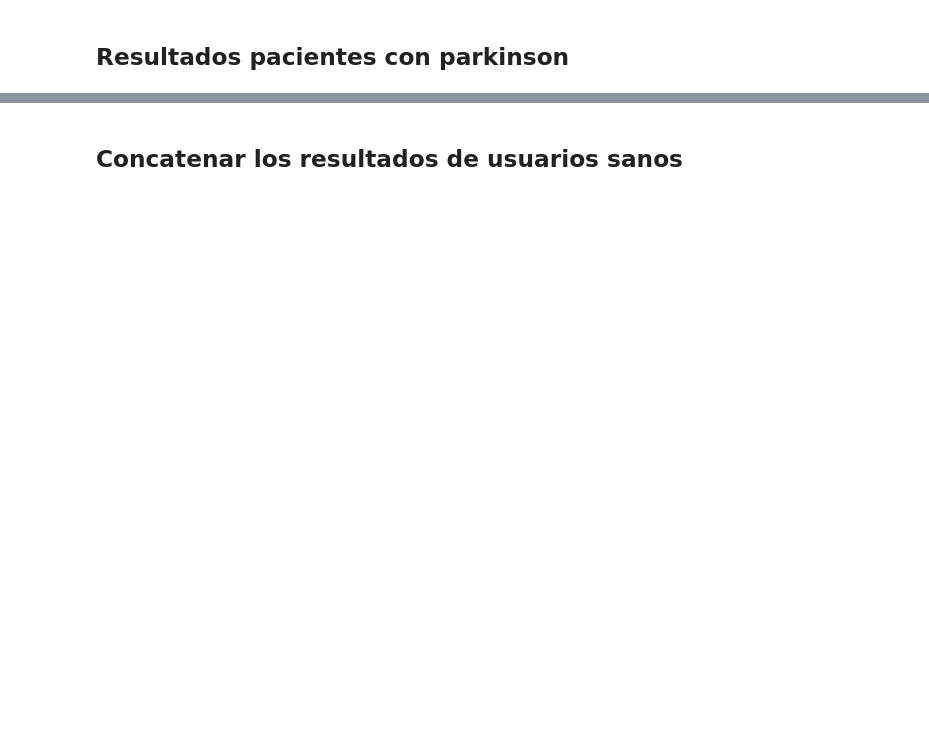
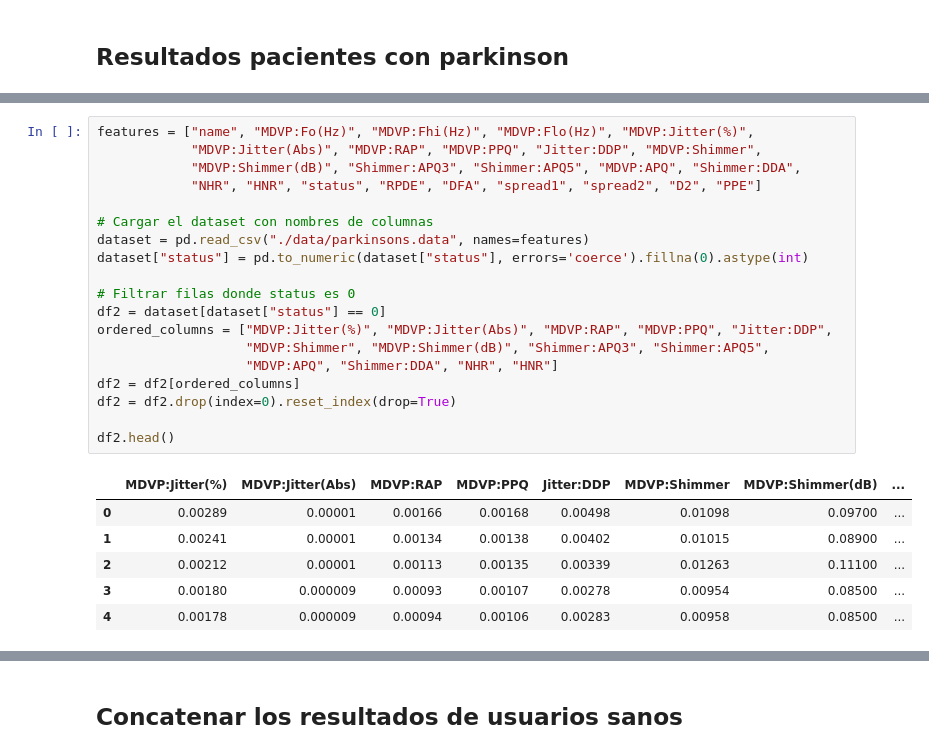
Before and after one commit to lggradosm/parkinson-server, a Jupyter notebook: entrenamiento.ipynb, the cells around one changed output, grey strips where cells are left out. Cells and saved outputs as stored; diff of their text form; blank space fills up the shorter version.

```diff
--- a/entrenamiento.ipynb
+++ b/entrenamiento.ipynb
@@ -51,0 +75,26 @@ dtype: int64
+# %%
+features = ["name", "MDVP:Fo(Hz)", "MDVP:Fhi(Hz)", "MDVP:Flo(Hz)", "MDVP:Jitter(%)",
+            "MDVP:Jitter(Abs)", "MDVP:RAP", "MDVP:PPQ", "Jitter:DDP", "MDVP:Shimmer",
+            "MDVP:Shimmer(dB)", "Shimmer:APQ3", "Shimmer:APQ5", "MDVP:APQ", "Shimmer:DDA",
+            "NHR", "HNR", "status", "RPDE", "DFA", "spread1", "spread2", "D2", "PPE"]
+
+# Cargar el dataset con nombres de columnas
+dataset = pd.read_csv("./data/parkinsons.data", names=features)
+dataset["status"] = pd.to_numeric(dataset["status"], errors='coerce').fillna(0).astype(int)
+
+# Filtrar filas donde status es 0
+df2 = dataset[dataset["status"] == 0]
+ordered_columns = ["MDVP:Jitter(%)", "MDVP:Jitter(Abs)", "MDVP:RAP", "MDVP:PPQ", "Jitter:DDP",
+                   "MDVP:Shimmer", "MDVP:Shimmer(dB)", "Shimmer:APQ3", "Shimmer:APQ5",
+                   "MDVP:APQ", "Shimmer:DDA", "NHR", "HNR"]
+df2 = df2[ordered_columns]
+df2 = df2.drop(index=0).reset_index(drop=True)
+
+df2.head()
+# %% [output]
+|  | MDVP:Jitter(%) | MDVP:Jitter(Abs) | MDVP:RAP | MDVP:PPQ | Jitter:DDP | MDVP:Shimmer | MDVP:Shimmer(dB) | ... |
+| 0 | 0.00289 | 0.00001 | 0.00166 | 0.00168 | 0.00498 | 0.01098 | 0.09700 | ... |
+| 1 | 0.00241 | 0.00001 | 0.00134 | 0.00138 | 0.00402 | 0.01015 | 0.08900 | ... |
+| 2 | 0.00212 | 0.00001 | 0.00113 | 0.00135 | 0.00339 | 0.01263 | 0.11100 | ... |
+| 3 | 0.00180 | 0.000009 | 0.00093 | 0.00107 | 0.00278 | 0.00954 | 0.08500 | ... |
+| 4 | 0.00178 | 0.000009 | 0.00094 | 0.00106 | 0.00283 | 0.00958 | 0.08500 | ... |
```
Also changed, not shown: parts of 13 cells of this notebook, 22 other files.
